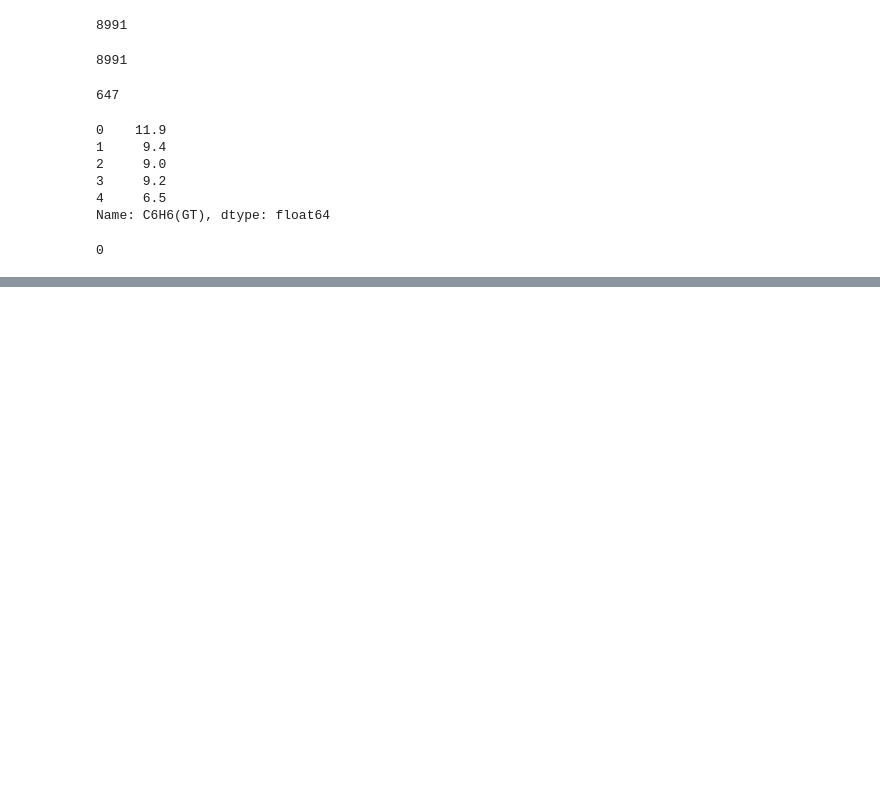
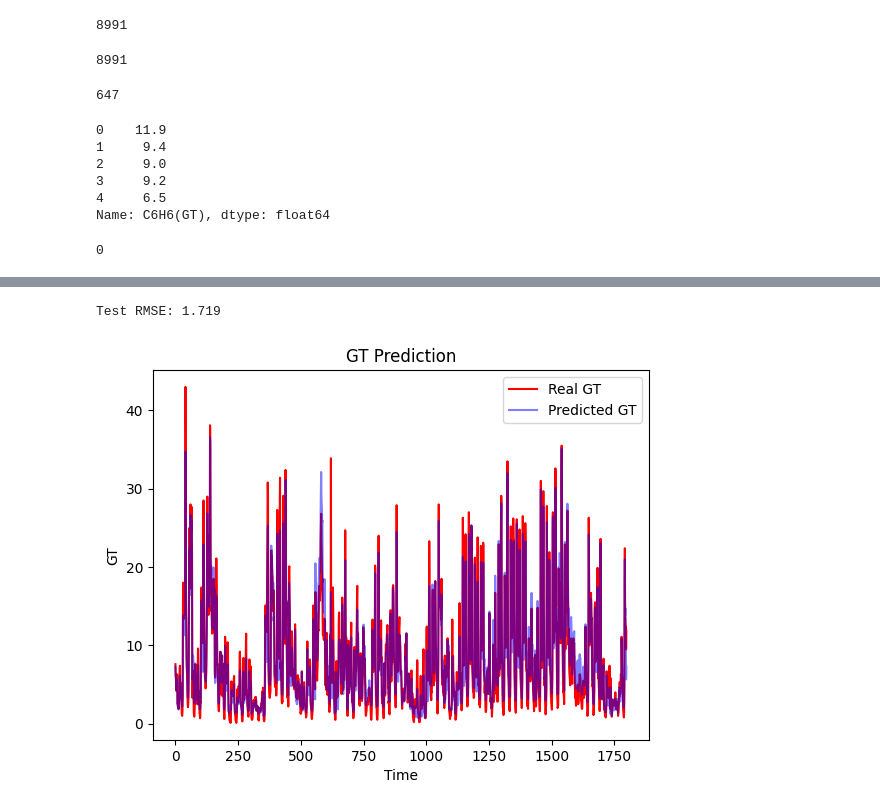
Before and after one commit to lavo2/ISPR-Midterms, a Jupyter notebook: 3/midterm3.ipynb, the cells around one changed output, grey strips where cells are left out. Drawn from its saved outputs; the diff is of its cells as text; code cells hidden in the pictures; blank space fills up the shorter version.

```diff
--- a/3/midterm3.ipynb
+++ b/3/midterm3.ipynb
@@ -101,0 +221,3 @@ print((df['C6H6(GT)'] == -200).sum())
+# %%
+predict = model.predict(test_X)
+predict.shape
@@ -101,0 +237,21 @@ print((df['C6H6(GT)'] == -200).sum())
+# %%
+predict = scaler_y.inverse_transform(predict)
+# %%
+# calculate root mean squared error
+test_y = scaler_y.inverse_transform(test_y)
+rmse = math.sqrt(mean_squared_error(test_y, predict))
+print('Test RMSE: %.3f' % rmse)
+# %% [output]
+Test RMSE: 1.719
+# %%
+# plot the data
+plt.plot(test_y, color = 'red', label = 'Real GT')
+plt.plot(predict, color = 'blue', label = 'Predicted GT', alpha=0.5)
+plt.title('GT Prediction')
+
+plt.xlabel('Time')
+plt.ylabel('GT')
+plt.legend()
+plt.show()
+# %% [output]
+[figure, added]
```
Also changed, not shown: parts of 19 cells of this notebook.
